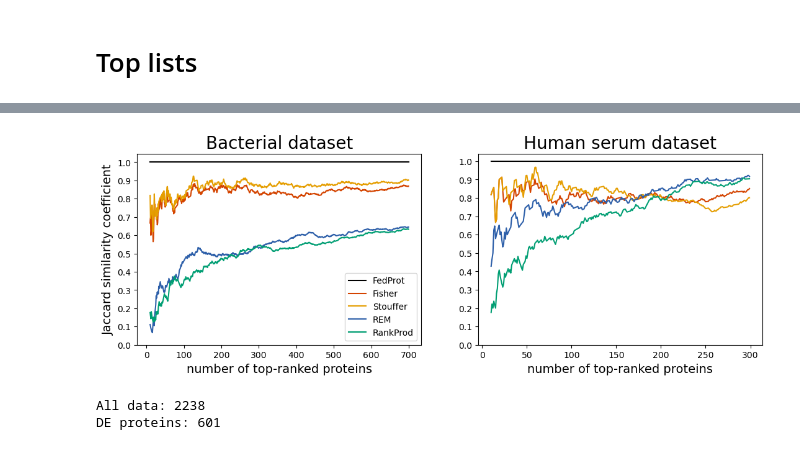
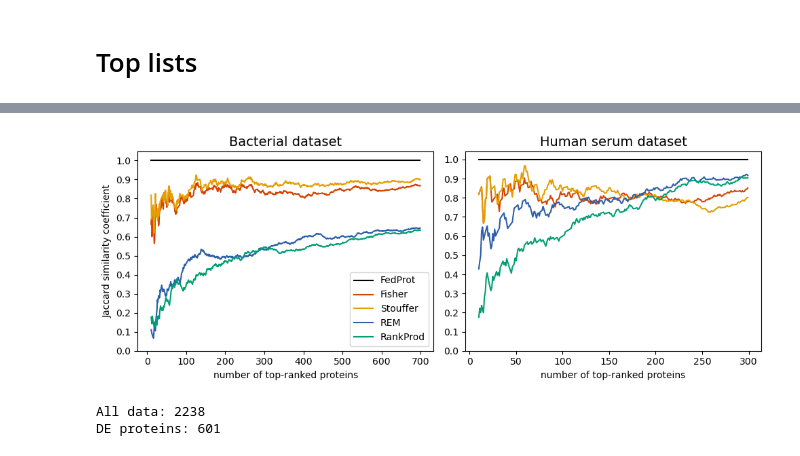
Before and after one commit to Freddsle/FedProt, a Jupyter notebook: evaluation/aggregated_eval/features_intersection.ipynb, the cells around one changed output, grey strips where cells are left out. Drawn from its saved outputs; the diff is of its cells as text; code cells hidden in the pictures.

```diff
--- a/evaluation/aggregated_eval/features_intersection.ipynb
+++ b/evaluation/aggregated_eval/features_intersection.ipynb
@@ -269,20 +270,21 @@ RankProd  1.0  33.0  0.666667
 # %%
 min_n_genes = 10
 step = 1
 
-data = fp_eval.plot_stats_for_topN(
+data, plot_two = fp_eval.plot_stats_for_topN(
     log_dfs,
     datasets = list(log_dfs.keys()),
     methods=["FedProt", "Fisher","Stouffer","REM", "RankProd"],
     metrics=["Jaccard"],
     min_n_genes=min_n_genes,
     max_n_genes=[700, 300],
+    figsize=(10,3.9),
     step=step,
     color_dict=color_dict,
     sharey=False,
     )
 # %% [output]
-[figure, old version]
+[figure, new version]
 # %%
 print(f"All data: {log_dfs['Bacterial dataset'].shape[0]}")
 # filtet DE genes based on DEqMS
```
Also changed, not shown: parts of 2 cells of this notebook, 27 other files.
